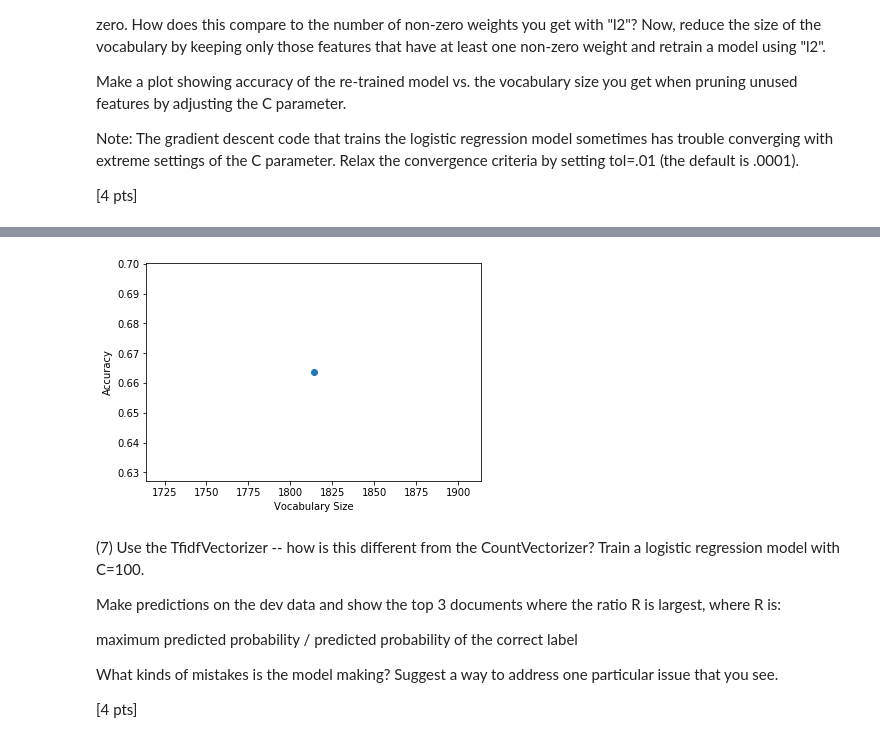
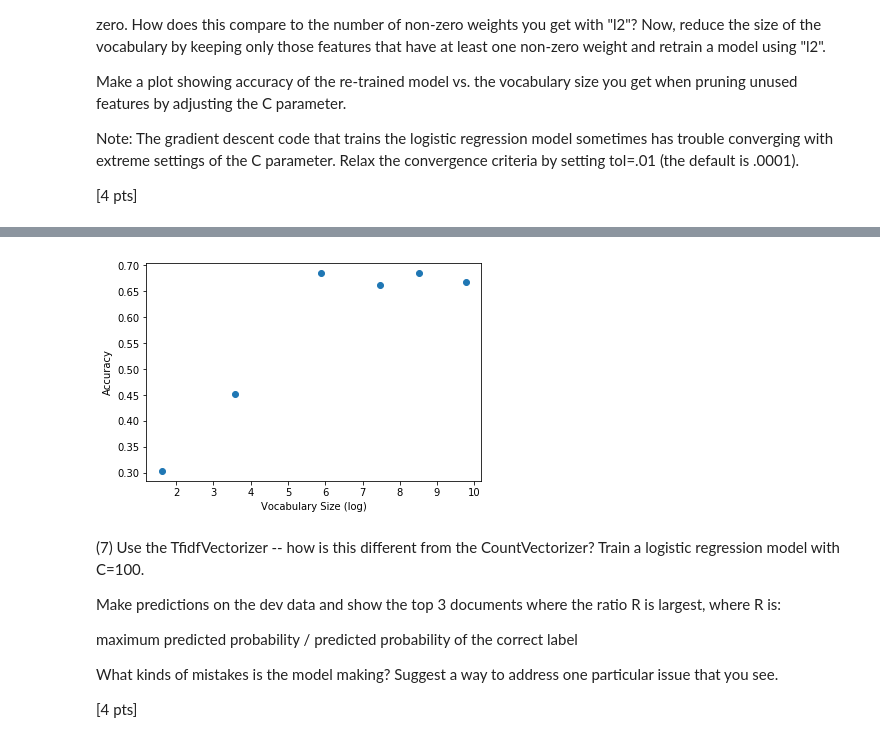
Before and after one commit to dan55/machine_learning, a Jupyter notebook: daniel_elkin_p2.ipynb, the cells around one changed output, grey strips where cells are left out. Cells and saved outputs as stored; diff of their text form; code cells hidden in the pictures.

Commit message:
add plot of accuracy vs. vocab size

```diff
--- a/daniel_elkin_p2.ipynb
+++ b/daniel_elkin_p2.ipynb
@@ -621,6 +621,9 @@ def P6():
     np.random.seed(0)
 
 ### STUDENT START ###
+    def get_num_non_zero_weights(model):
+        return len(model.coef_.nonzero()[0])
+
     def reduce_vocab(model):
         # get any feature (column) that is non-zero for any of the classes
         feature_indices = np.unique(model.coef_.nonzero()[1])
@@ -628,40 +631,76 @@ def P6():
         # filter out all other features from the train and dev matrices
         return train_vector[:, feature_indices], dev_vector[:, feature_indices]
 
-    def get_num_non_zero_weights(model):
-        return len(model.coef_.nonzero()[0])
+    def train_l1_model(c=1, tol=.01):
+        # used to train l1 models with various values for C.
+        model = LogisticRegression(penalty='l1', C=c, tol=tol)
+        model.fit(train_vector, train_labels)
 
-    lr_1 = LogisticRegression(penalty='l1', tol=.01)
-    lr_1.fit(train_vector, train_labels)
+        return model
 
-    non_zero_weights = get_num_non_zero_weights(lr_1)
-    print 'Using an l1 penalty, there are {0} non-zero weights.\n'.format(non_zero_weights)
+    def train_l2_model(matrix, labels, tol=.01):
+        # used to train l2 models with vocabularies of
+        # varying sizes
+        model = LogisticRegression(penalty='l2', tol=tol)
+        model.fit(matrix, labels)
 
-    lr_2 = LogisticRegression(penalty='l2', tol=.01)
-    lr_2.fit(train_vector, train_labels)
+        return model
+
+    def train_l1_l2_models(c=1):
+        # First train an l1 model with regularization strength c,
+        # then reduce the vocabulary according to the non-zero feature weights,
+        # then train an l2 model using only the reduced vocabulary.
+        # Return the number of non-zero feature weights and the resulting f1 score.
+        lr_1 = train_l1_model(c=c)
+
+        # the train and dev matrices are both produced by the vectorizer and
+        # have the same number of columns (features). We need to splice the
+        # non-zero features from both.
+        reduced_train_matrix, reduced_dev_matrix = reduce_vocab(lr_1)
+
+        lr_2 = train_l2_model(reduced_train_matrix, train_labels)
+
+        predicted = lr_2.predict(reduced_dev_matrix)
+
+        f1_score = metrics.f1_score(predicted, dev_labels, average=None)
+
+        mean_f1_score = np.mean(f1_score)
+
+        num_non_zero_weights = get_num_non_zero_weights(lr_1)
+
+        # print results for the default regularization strength only
+        if c == 1:
+            print 'Using an l1 penalty, there are {0} non-zero weights.\n'.format(
+                num_non_zero_weights)
+
+            print 'Mean F1 score after retraining l2 model with reduced vocabulary: {:.3f}'.format(
+                mean_f1_score)
+
+        return num_non_zero_weights, mean_f1_score
+
+    # train an l2 model to get the number of non-zero
+    # feature weights
+    lr_2 = train_l2_model(train_vector, train_labels)
 
     print 'Using an l2 penalty, there are {0} non-zero weights.'.format(
         get_num_non_zero_weights(lr_2))
 
+    # get the results of pruning the vocabulary by first training an l1 model
+    # and passing the resulting non-zero features to an l2 model
+    non_zero_weights, mean_f1_scores = [], []
 
-    # train a model with an l2 penalty using only features
-    # that were non-zero when using l1
-    reduced_train_matrix, reduced_dev_matrix = reduce_vocab(lr_1)
+    for c in [.001, .01, .1, 1, 10, 100]:
+        num_weights, mean_f1_score = train_l1_l2_models(c)
 
-    retrained_lr = LogisticRegression()#tol=0.1)
-    retrained_lr.fit(reduced_train_matrix, train_labels)
+        non_zero_weights.append(num_weights)
 
-    print retrained_lr.score(reduced_dev_matrix, dev_labels)
+        mean_f1_scores.append(mean_f1_score)
 
-    predicted = retrained_lr.predict(reduced_dev_matrix)
+    print
+    print 'Mean F1 scores after adjusting C in l1 model:'
 
-    f1_score = metrics.f1_score(predicted, dev_labels, average=None)
-
-    mean_f1_score = np.mean(f1_score)
-    print mean_f1_score
-
-    plt.plot(non_zero_weights, mean_f1_score, 'o')
-    plt.xlabel('Vocabulary Size')
+    plt.plot(np.log(non_zero_weights), mean_f1_scores, 'o')
+    plt.xlabel('Vocabulary Size (log)')
     plt.ylabel('Accuracy')
 ### STUDENT END ###
 P6()
@@ -674,4 +714,4 @@ Using an l2 penalty, there are 107516 non-zero weights.
-[figure, old version]
+[figure, new version]
 # %% [markdown]
 (7) Use the TfidfVectorizer -- how is this different from the CountVectorizer? Train a logistic regression model with C=100.
 
```
Also changed, not shown: parts of 1 cell of this notebook.
